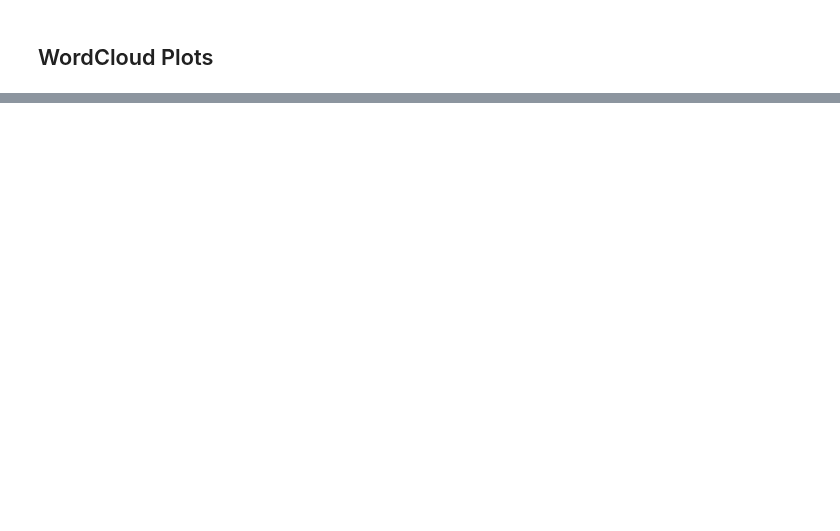
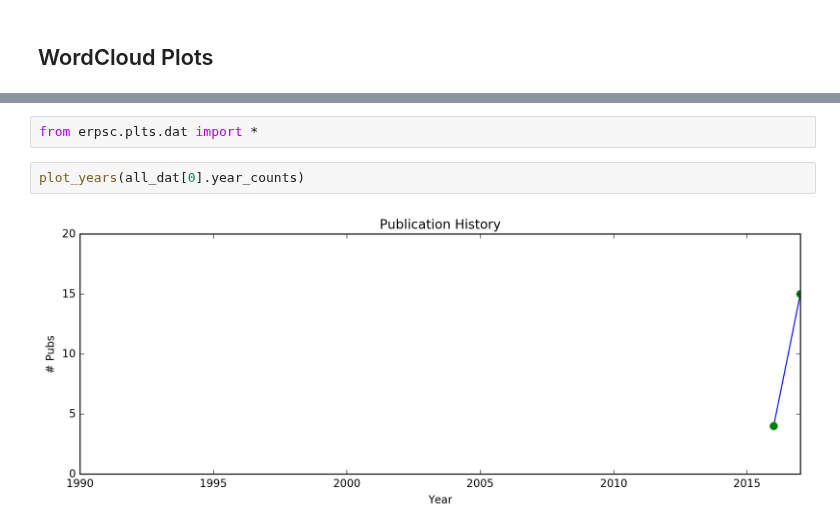
Before and after one commit to weblearn22/ERPscanr, a Jupyter notebook: notebooks/Words.ipynb, the cells around one changed output, grey strips where cells are left out. Drawn from its saved outputs; the diff is of its cells as text; blank space fills up the shorter version.

```diff
--- a/notebooks/Words.ipynb
+++ b/notebooks/Words.ipynb
@@ -69,0 +74,6 @@ plt.axis("off");
+# %%
+from erpsc.plts.dat import *
+# %%
+plot_years(all_dat[0].year_counts)
+# %% [output]
+[figure, added]
```
Also changed, not shown: parts of 17 cells of this notebook.
